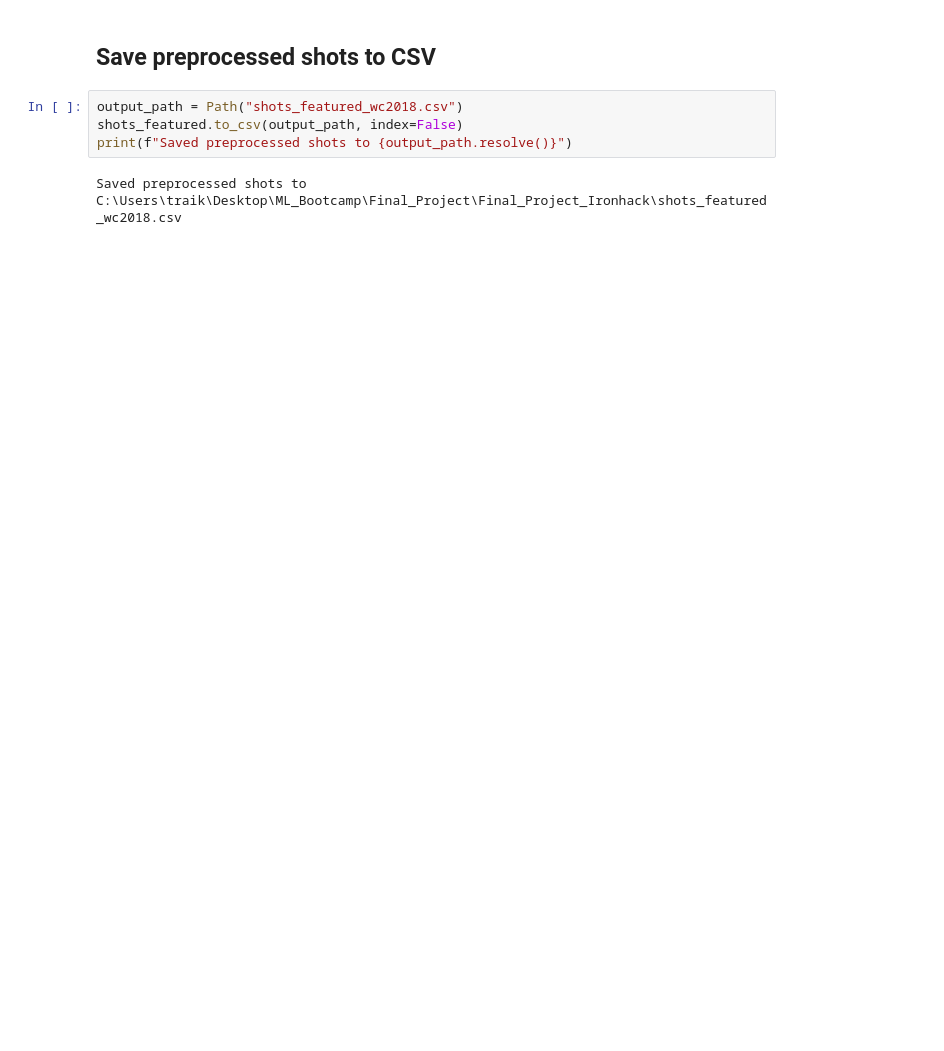
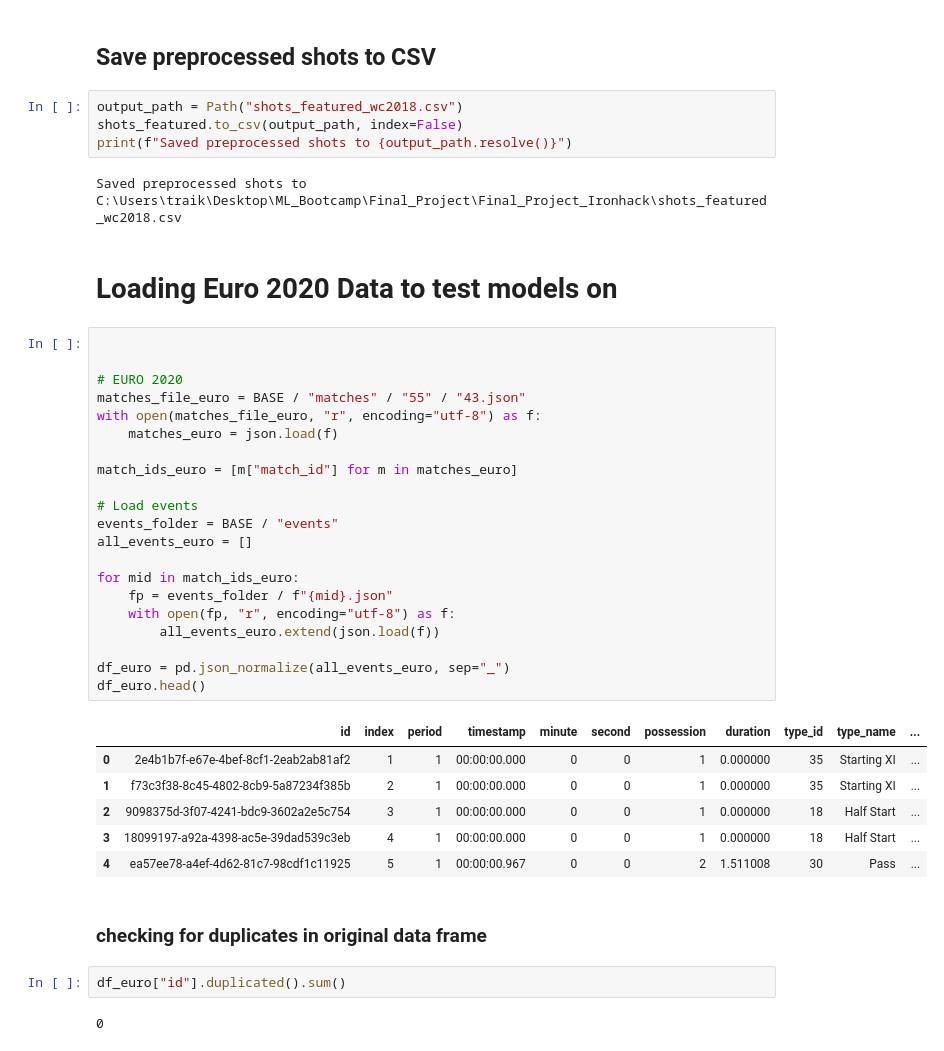
Before and after one commit to M-Traiki/Final_Project_Ironhack, a Jupyter notebook: preprocessing.ipynb, the cells around one changed output. Cells and saved outputs as stored; diff of their text form; blank space fills up the shorter version.

```diff
--- a/preprocessing.ipynb
+++ b/preprocessing.ipynb
@@ -292,3 +318,39 @@ shots_featured.to_csv(output_path, index=False)
 print(f"Saved preprocessed shots to {output_path.resolve()}")
 # %% [output]
 Saved preprocessed shots to C:\Users\traik\Desktop\ML_Bootcamp\Final_Project\Final_Project_Ironhack\shots_featured_wc2018.csv
+# %% [markdown]
+# Loading Euro 2020 Data to test models on
+# %%
+
+
+# EURO 2020
+matches_file_euro = BASE / "matches" / "55" / "43.json"
+with open(matches_file_euro, "r", encoding="utf-8") as f:
+    matches_euro = json.load(f)
+
+match_ids_euro = [m["match_id"] for m in matches_euro]
+
+# Load events
+events_folder = BASE / "events"
+all_events_euro = []
+
+for mid in match_ids_euro:
+    fp = events_folder / f"{mid}.json"
+    with open(fp, "r", encoding="utf-8") as f:
+        all_events_euro.extend(json.load(f))
+
+df_euro = pd.json_normalize(all_events_euro, sep="_")
+df_euro.head()
+# %% [output]
+|  | id | index | period | timestamp | minute | second | possession | duration | type_id | type_name | ... |
+| 0 | 2e4b1b7f-e67e-4bef-8cf1-2eab2ab81af2 | 1 | 1 | 00:00:00.000 | 0 | 0 | 1 | 0.000000 | 35 | Starting XI | ... |
+| 1 | f73c3f38-8c45-4802-8cb9-5a87234f385b | 2 | 1 | 00:00:00.000 | 0 | 0 | 1 | 0.000000 | 35 | Starting XI | ... |
+| 2 | 9098375d-3f07-4241-bdc9-3602a2e5c754 | 3 | 1 | 00:00:00.000 | 0 | 0 | 1 | 0.000000 | 18 | Half Start | ... |
+| 3 | 18099197-a92a-4398-ac5e-39dad539c3eb | 4 | 1 | 00:00:00.000 | 0 | 0 | 1 | 0.000000 | 18 | Half Start | ... |
+| 4 | ea57ee78-a4ef-4d62-81c7-98cdf1c11925 | 5 | 1 | 00:00:00.967 | 0 | 0 | 2 | 1.511008 | 30 | Pass | ... |
+# %% [markdown]
+### checking for duplicates in original data frame
+# %%
+df_euro["id"].duplicated().sum()
+# %% [output]
+0
```
Also changed, not shown: parts of 35 cells of this notebook.
